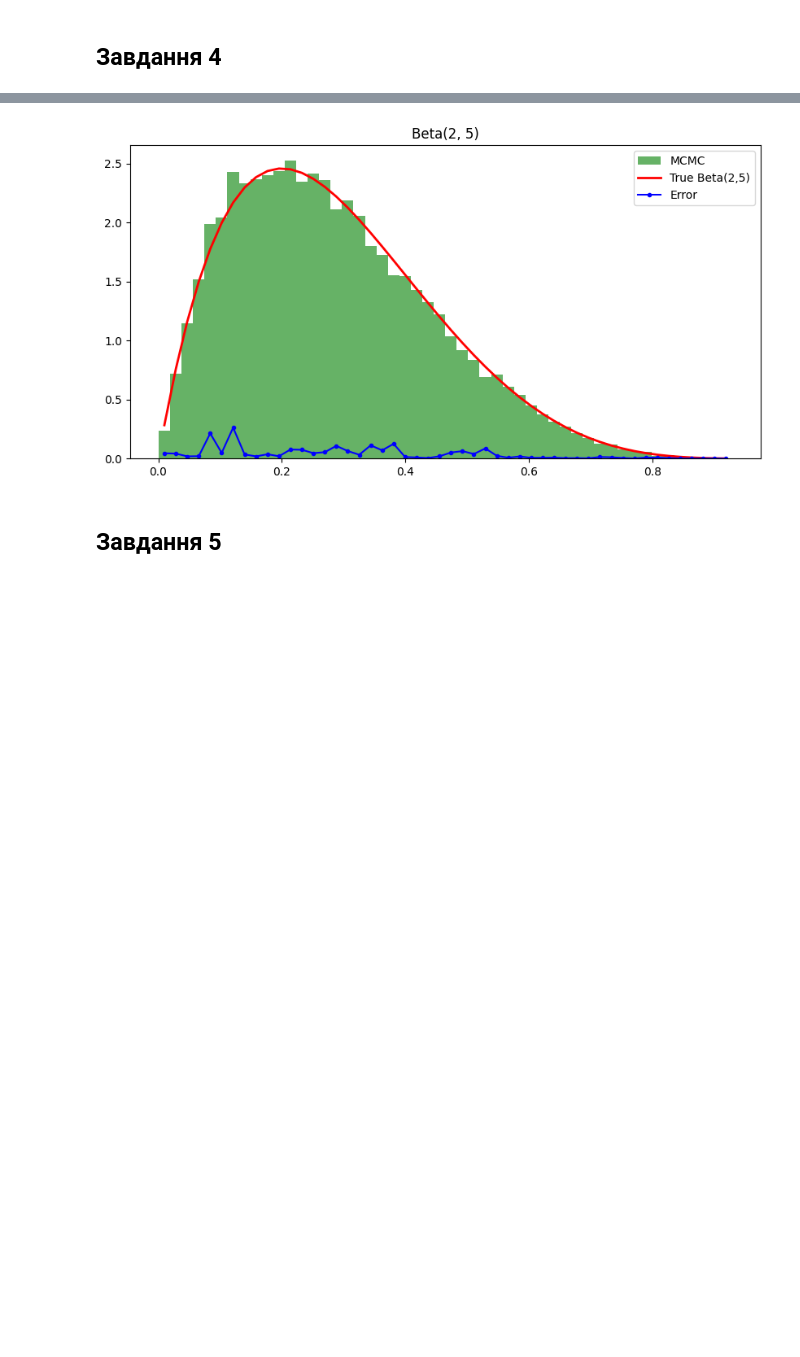
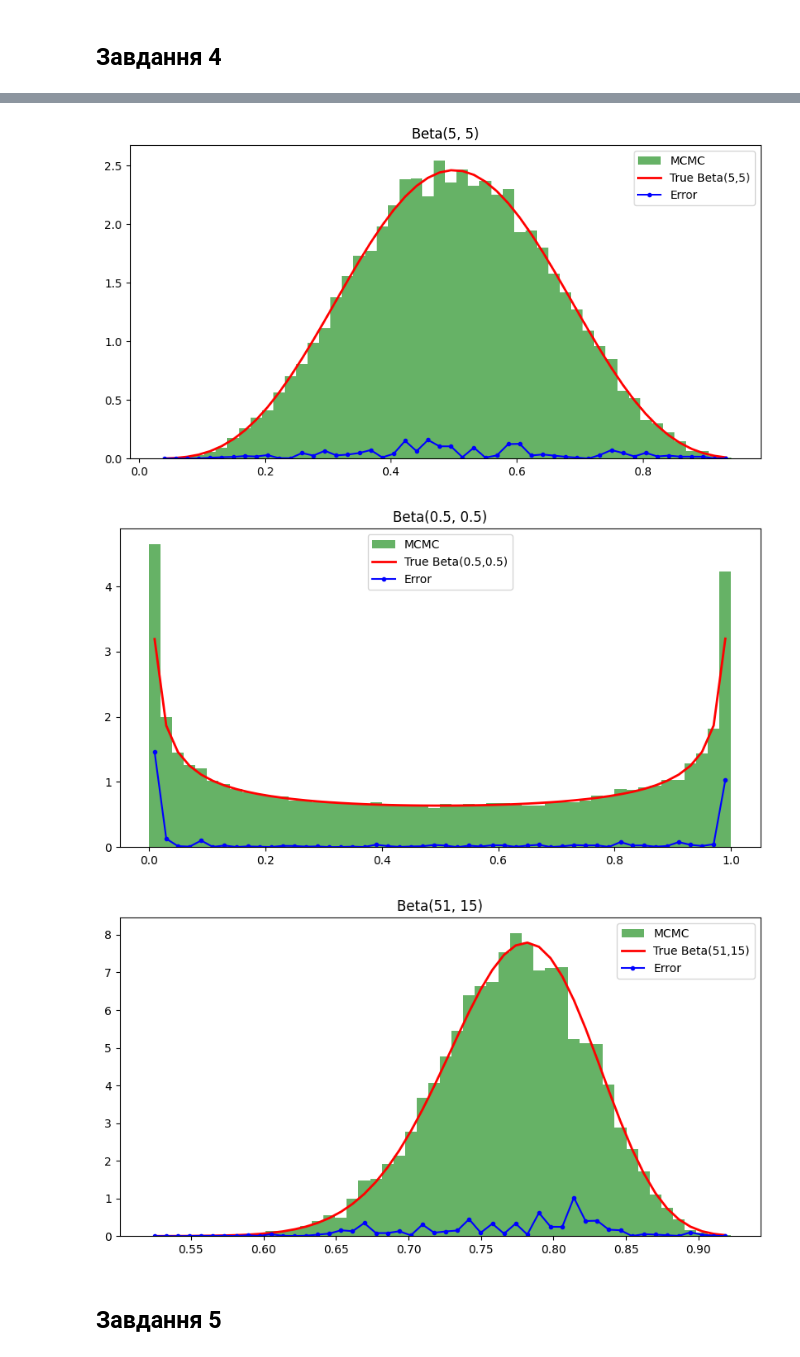
Before and after one commit to KlymentievMaksym/MarkChain, a Jupyter notebook: MCMC/Lab1.ipynb, the cells around one changed output, grey strips where cells are left out. Drawn from its saved outputs; the diff is of its cells as text; code cells hidden in the pictures; blank space fills up the shorter version.

```diff
--- a/MCMC/Lab1.ipynb
+++ b/MCMC/Lab1.ipynb
@@ -62,9 +68,13 @@ task_3(betas = [-1.5, -0.5, 0.1, 0.5, 1.5], grid_size=100, iterations=int(1e5))
 # %% [markdown]
 ![Task4](../Images/4.png)
 # %%
-task_4(a=2, b=5, iterations=50000)
+task_4(a=5, b=5, iterations=50000)
+task_4(a=.5, b=.5, iterations=50000)
+task_4(a=51, b=15, iterations=50000)
 # %% [output]
-[figure, old version]
+[figure, new version]
+[figure, added]
+[figure, added]
 # %% [markdown]
 ## Завдання 5
 # %% [markdown]
```
Also changed, not shown: parts of 6 cells of this notebook, 2 other files.
